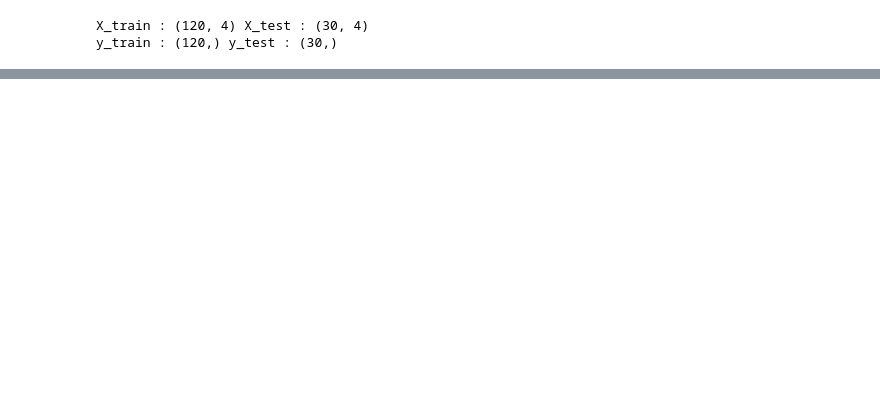
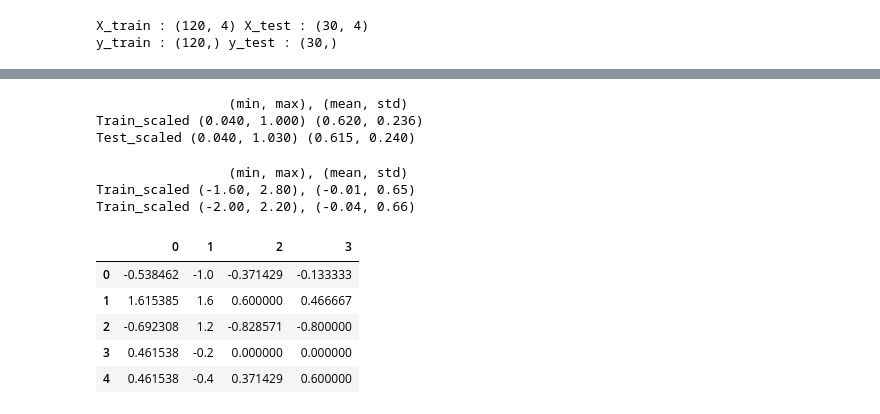
Before and after one commit to DANU011/practice-analysis, a Jupyter notebook: bigdata/bigdata_chap4.ipynb, the cells around one changed output, grey strips where cells are left out. Drawn from its saved outputs; the diff is of its cells as text; code cells hidden in the pictures; blank space fills up the shorter version.

```diff
--- a/bigdata/bigdata_chap4.ipynb
+++ b/bigdata/bigdata_chap4.ipynb
@@ -213,0 +226,65 @@ Test_scaled (0.00, 1.00) (0.43, 0.27)
+# %%
+# Max Abs Scaler -1~1, 이상치에 매우 민감, 회귀 > 분류, 데이터가 양수인 경우 Min_Max와 동일
+from sklearn.preprocessing import MaxAbsScaler
+
+MaScaler = MaxAbsScaler()
+
+# train
+MaScaler.fit(X_train)
+X_train_sc = MaScaler.transform(X_train)
+
+# test
+X_test_sc = MaScaler.transform(X_test)
+
+# 결과
+print("\t\t (min, max), (mean, std)")
+print("Train_scaled (%.3f, %.3f) (%.3f, %.3f)"%(X_train_sc.min(),
+                                                X_train_sc.max(),
+                                                X_train_sc.mean(),
+                                                X_train_sc.std()))
+print("Test_scaled (%.3f, %.3f) (%.3f, %.3f)"%(X_test_sc.min(),
+                                                X_test_sc.max(),
+                                                X_test_sc.mean(),
+                                                X_test_sc.std()))
+# %% [output]
+                 (min, max), (mean, std)
+Train_scaled (0.040, 1.000) (0.620, 0.236)
+Test_scaled (0.040, 1.030) (0.615, 0.240)
+# %%
+# Robust Scaler 중앙값과 사분위 값 활용, 중앙값을 0으로 설정하고 IQR을 사용하여 이상치의 영향을 최소화,
+# quantile_range 파라미터를 조정하여 더 넓거나 좁은 범위의 값을 이상치로 설정하여 정제할 수 있다.
+from sklearn.preprocessing import RobustScaler
+
+RuScaler = RobustScaler()
+
+# train
+RuScaler.fit(X_train)
+X_train_sc = RuScaler.transform(X_train)
+
+# test
+X_test_sc = RuScaler.transform(X_test)
+
+# 결과
+print("\t\t (min, max), (mean, std)")
+print("Train_scaled (%.2f, %.2f), (%.2f, %.2f)"%(X_train_sc.min(),
+                                                 X_train_sc.max(),
+                                                 X_train_sc.mean(),
+                                                 X_train_sc.std()))
+print("Train_scaled (%.2f, %.2f), (%.2f, %.2f)"%(X_test_sc.min(),
+                                                 X_test_sc.max(),
+                                                 X_test_sc.mean(),
+                                                 X_test_sc.std()))
+# %% [output]
+                 (min, max), (mean, std)
+Train_scaled (-1.60, 2.80), (-0.01, 0.65)
+Train_scaled (-2.00, 2.20), (-0.04, 0.66)
+# %%
+# 스케일링된 데이터 확인
+pd.DataFrame(X_train_sc).head()
+# %% [output]
+|  | 0 | 1 | 2 | 3 |
+| 0 | -0.538462 | -1.0 | -0.371429 | -0.133333 |
+| 1 | 1.615385 | 1.6 | 0.600000 | 0.466667 |
+| 2 | -0.692308 | 1.2 | -0.828571 | -0.800000 |
+| 3 | 0.461538 | -0.2 | 0.000000 | 0.000000 |
+| 4 | 0.461538 | -0.4 | 0.371429 | 0.600000 |
```
Also changed, not shown: parts of 15 cells of this notebook.
